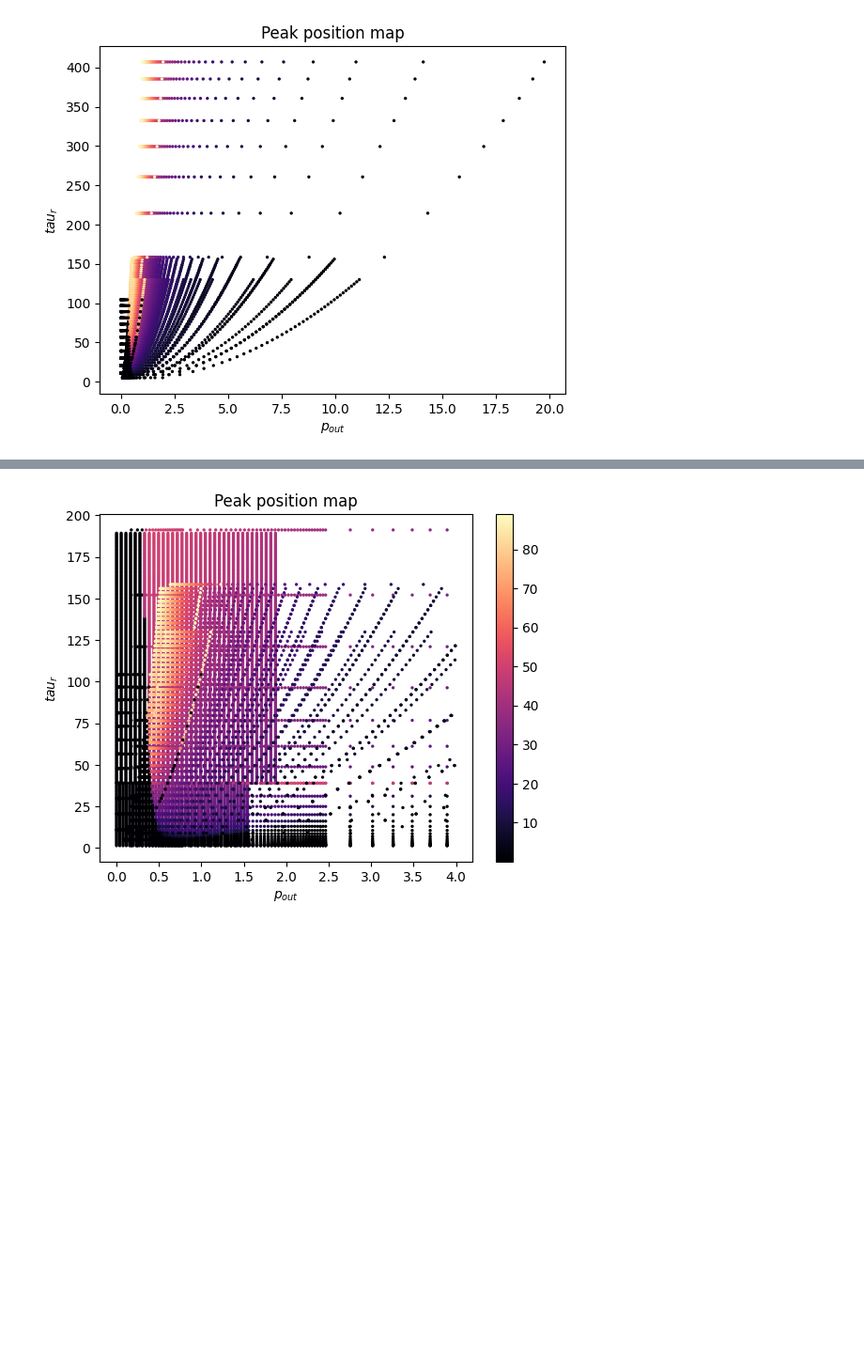
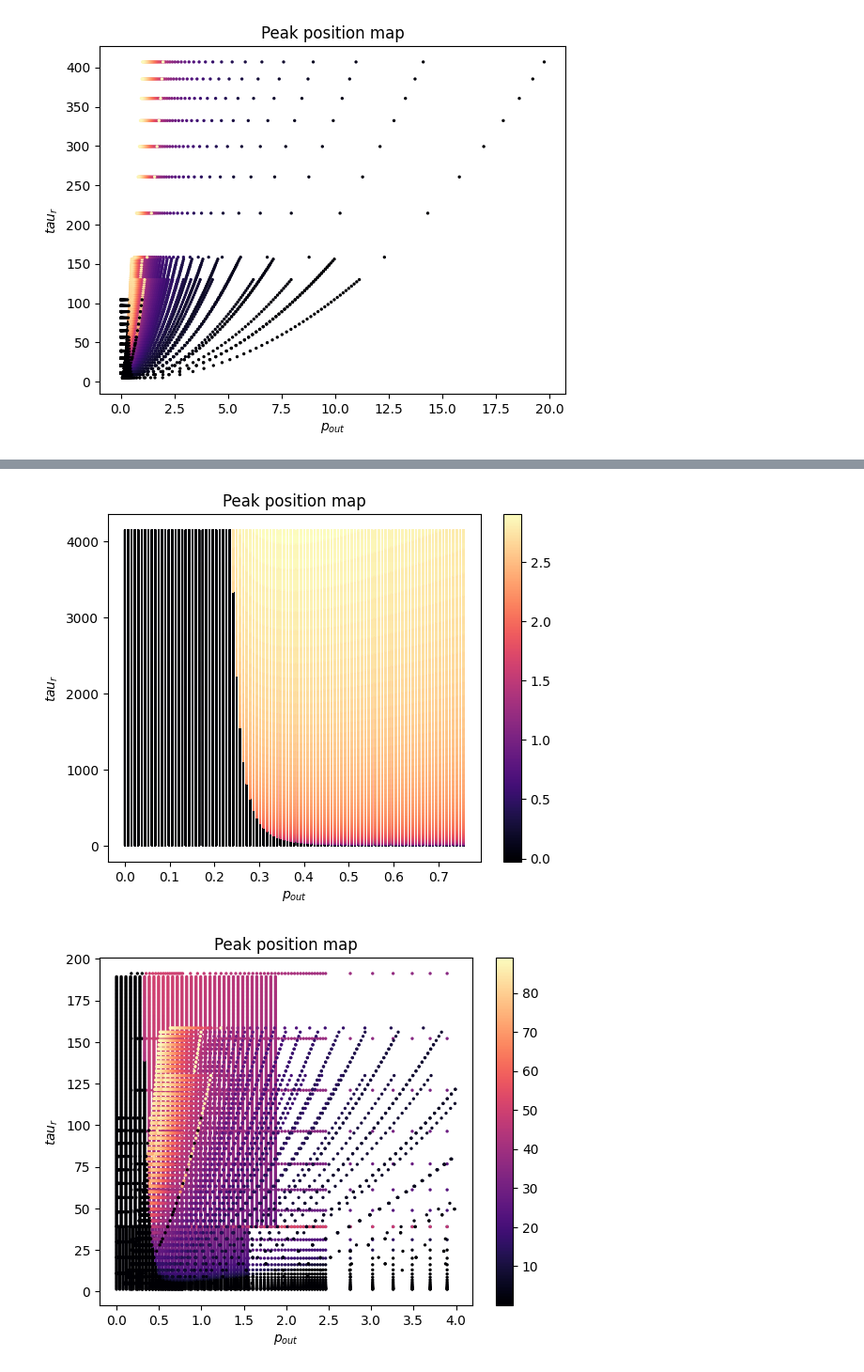
Before and after one commit to MrCheatak/febid_2d, a Jupyter notebook: r_max_map.ipynb, the cells around one changed output, grey strips where cells are left out. Shown at 94% size. Saved outputs shown, nothing was run; the diff lists cells and outputs as text; code cells hidden in the pictures; blank space fills up the shorter version.

```diff
--- a/r_max_map.ipynb
+++ b/r_max_map.ipynb
@@ -41,3 +41,17 @@ plt.show()
+# %%
+plt.show()
+fname = 'tau_p_6.1.txt'
+data3 = np.genfromtxt(fname, delimiter='\t', skip_header=1)
+fix, ax = plt.subplots()
+x, y, color = data3[:, 0], data3[:, 1], data3[:, 2]
+line = ax.scatter(x, y, c=color, s=0.05, cmap='magma', )
+ax.set_xlabel(r'$p_{out}$')
+ax.set_ylabel(r'$tau_r$')
+plt.title('Peak position map')
+plt.colorbar(line, ax=ax)
+plt.show()
+# %% [output]
+[figure, added]
 # %%
 data = np.vstack((data1, data2))
 fig, ax = plt.subplots()
```
Also changed, not shown: parts of 5 cells of this notebook, 17 other files.
